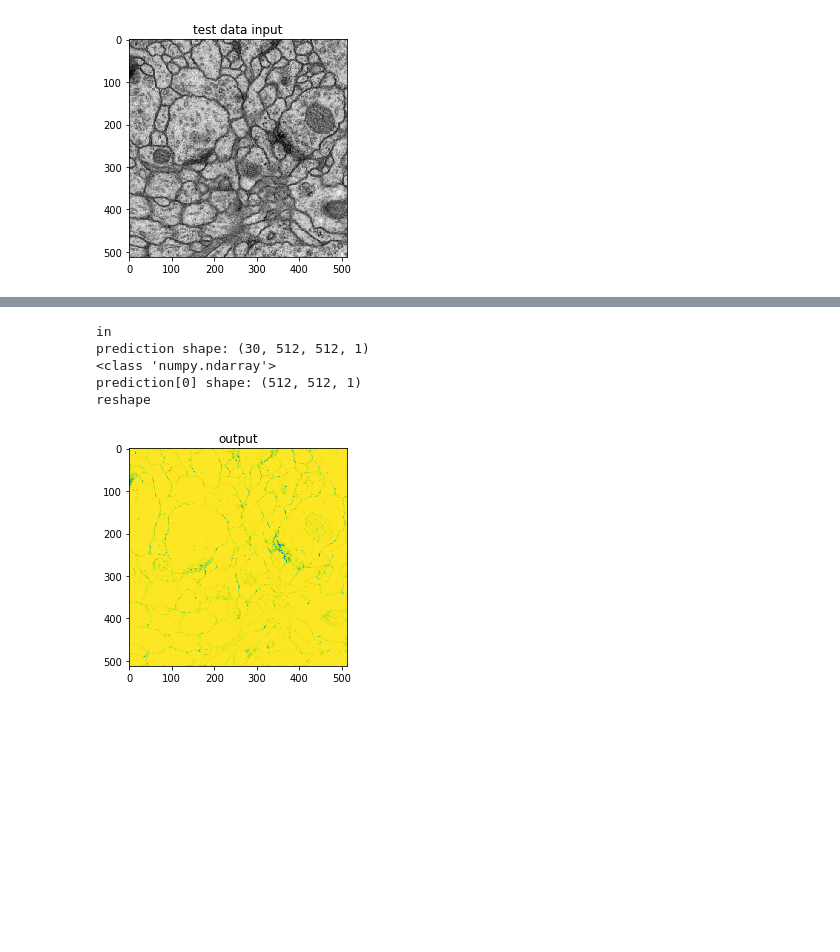
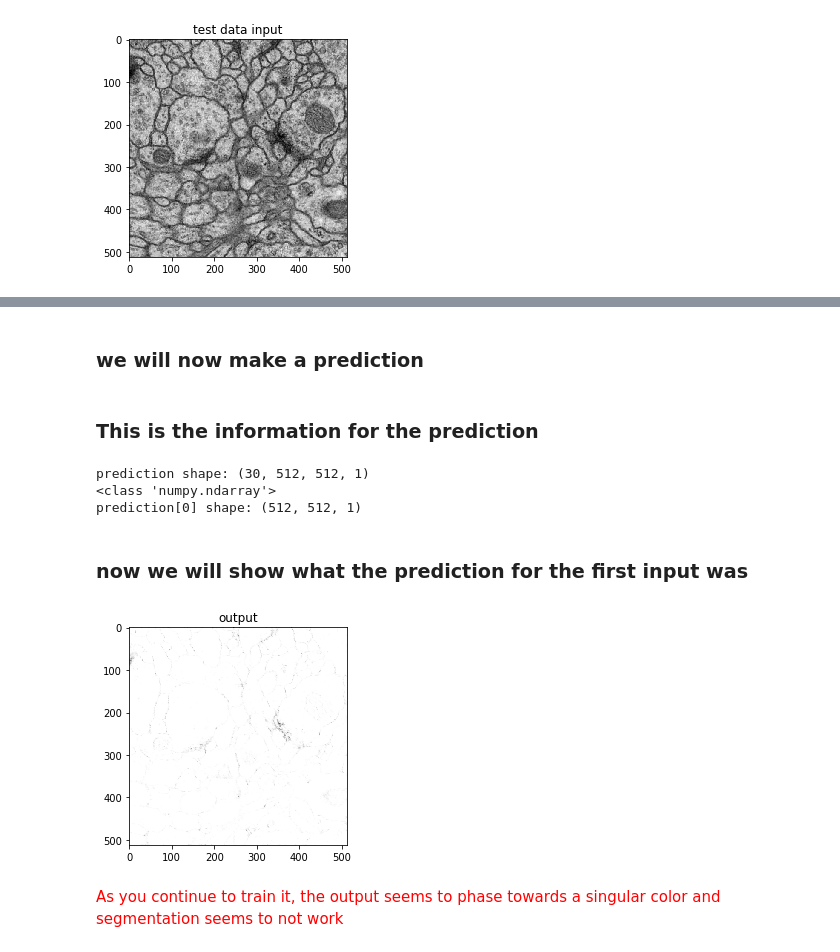
Before and after one commit to Kamalduni/Unet, a Jupyter notebook: U-net Cell segment.ipynb, the cells around one changed output, grey strips where cells are left out. Cells and saved outputs as stored; diff of their text form; code cells hidden in the pictures; blank space fills up the shorter version.

```diff
--- a/U-net Cell segment.ipynb
+++ b/U-net Cell segment.ipynb
@@ -119,0 +139,2 @@ train_label = train_set.get_label()
+# %%
+unet = get_unet(train_label[0].shape[0],train_label[0].shape[1])
@@ -120,9 +153,4 @@ train_label = train_set.get_label()
 # %%
-unet = get_unet(train_label[0].shape[0],
-                    train_label[0].shape[1])
-
-train_images = train_images.reshape(30,512,512,1)
-train_label = train_label.reshape(30,512,512,1)
 print("reshape:-------------------------\n\n")
 print("type of train_images" + str(type(train_images[0])))
 print("type of train_label" + str(type(train_label[0])))
@@ -162,0 +195,2 @@ plt.show()
+# %%
+unet.load_weights('Unet.h5')
@@ -163,6 +199,5 @@ plt.show()
 # %%
-#unet.load_weights('Unet.h5')
-for i in range(1):
-    unet.fit(train_images, train_label, validation_data=
-       (train_images, train_label), epochs=1, batch_size=3)
-    unet.save('Unet.h5')
+#for i in range(1):
+ #   unet.fit(train_images, train_label, validation_data=
+  #    (train_images, train_label), epochs=1, batch_size=3)
+   # unet.save('Unet.h5')
@@ -180,0 +223,2 @@ plt.show()
+# %% [markdown]
+### we will now make a prediction
@@ -181,22 +227,22 @@ plt.show()
+# %% [markdown]
+### This is the information for the prediction
 # %%
-test_info = test_info.reshape(30,512,512,1)
-print('in')
-prediction = unet.predict(test_info)
 print("prediction shape: " + str(prediction.shape))
 print(str(type(prediction)))
 print("prediction[0] shape: " + str(prediction[0].shape))
-print("reshape")
 # %% [output]
-in
 prediction shape: (30, 512, 512, 1)
 <class 'numpy.ndarray'>
 prediction[0] shape: (512, 512, 1)
-reshape
+# %% [markdown]
+### now we will show what the prediction for the first input was
 # %%
 test_label = prediction[0]
 test_label = test_label.reshape(512,512)
-plt.imshow(test_label)
+plt.imshow(test_label ,cmap='gray')
 plt.title("output")
 plt.show()
 # %% [output]
-[figure, old version]
+[figure, new version]
+# %% [markdown]
+<p style = "color:red">As you continue to train it, the output seems to phase towards a singular color and segmentation seems to not work</p>
```
Also changed, not shown: parts of 29 cells of this notebook, 1 other file.
